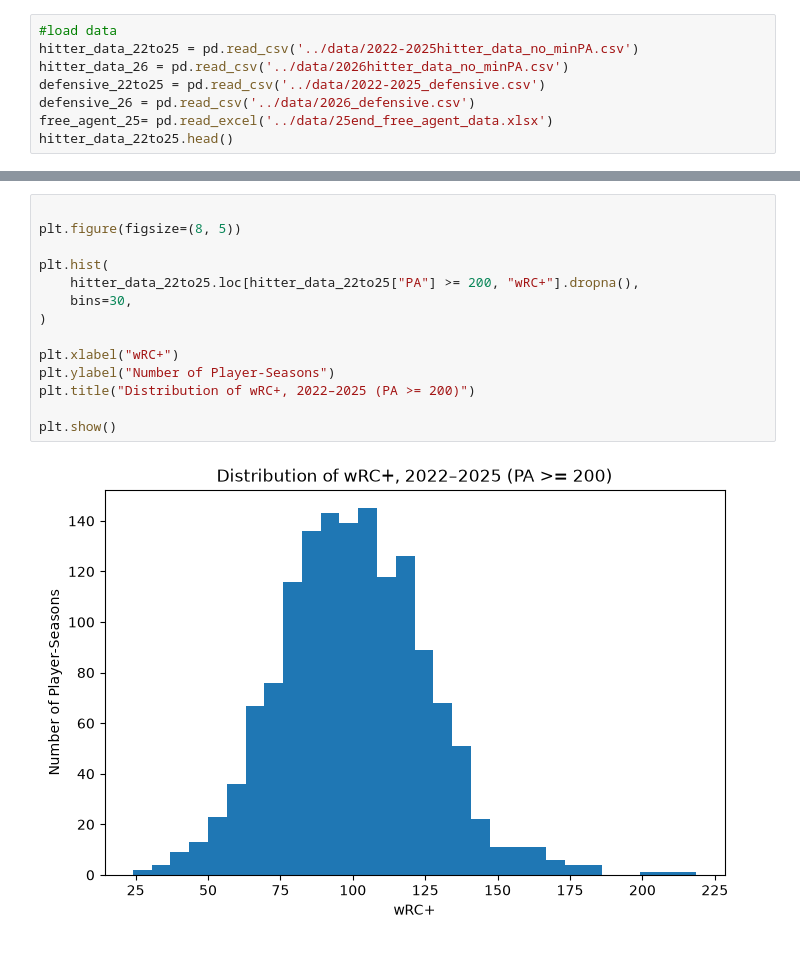
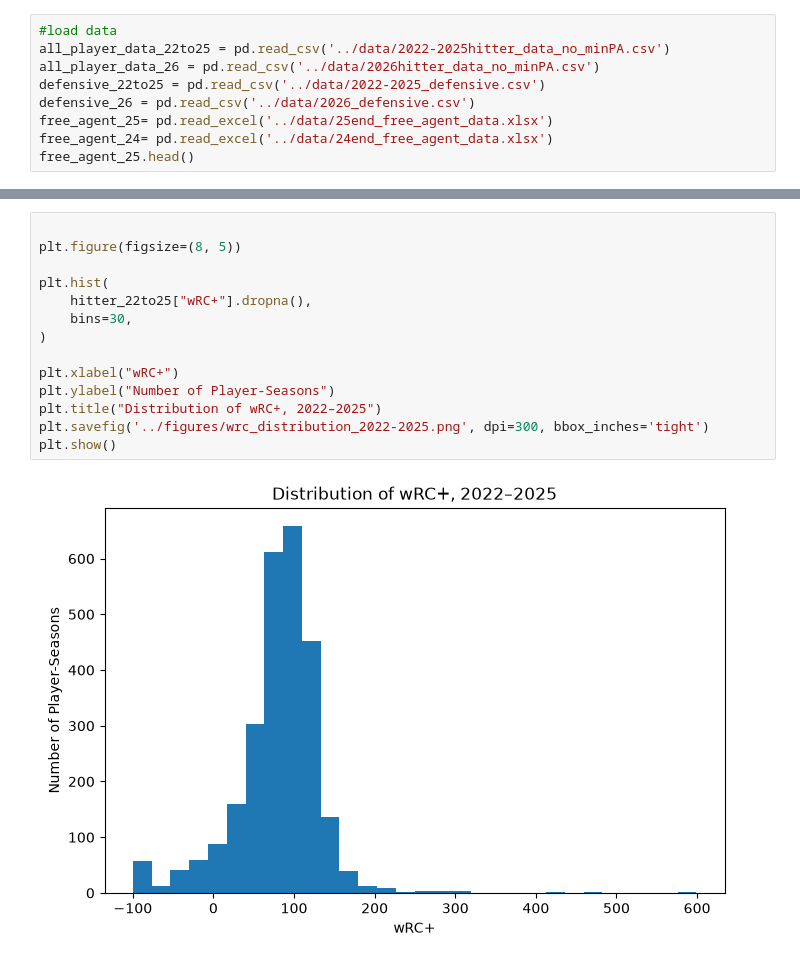
Before and after one commit to howardyuhaohsu/mlb_position_player_performance_prediction, a Jupyter notebook: notebooks/milestone2.ipynb, the cells around one changed output, grey strips where cells are left out. Saved outputs shown, nothing was run; the diff lists cells and outputs as text.

```diff
--- a/notebooks/milestone2.ipynb
+++ b/notebooks/milestone2.ipynb
@@ -7,9 +9,10 @@ import matplotlib.pyplot as plt
 # %%
 #load data
-hitter_data_22to25 = pd.read_csv('../data/2022-2025hitter_data_no_minPA.csv')
-hitter_data_26 = pd.read_csv('../data/2026hitter_data_no_minPA.csv')
+all_player_data_22to25 = pd.read_csv('../data/2022-2025hitter_data_no_minPA.csv')
+all_player_data_26 = pd.read_csv('../data/2026hitter_data_no_minPA.csv')
 defensive_22to25 = pd.read_csv('../data/2022-2025_defensive.csv')
 defensive_26 = pd.read_csv('../data/2026_defensive.csv')
 free_agent_25= pd.read_excel('../data/25end_free_agent_data.xlsx')
-hitter_data_22to25.head()
+free_agent_24= pd.read_excel('../data/24end_free_agent_data.xlsx')
+free_agent_25.head()
 # %% [output]
@@ -216,19 +600,19 @@ plt.show()
 # %%
 
 plt.figure(figsize=(8, 5))
 
 plt.hist(
-    hitter_data_22to25.loc[hitter_data_22to25["PA"] >= 200, "wRC+"].dropna(),
+    hitter_22to25["wRC+"].dropna(),
     bins=30,
 )
 
 plt.xlabel("wRC+")
 plt.ylabel("Number of Player-Seasons")
-plt.title("Distribution of wRC+, 2022–2025 (PA >= 200)")
-
+plt.title("Distribution of wRC+, 2022–2025")
+plt.savefig('../figures/wrc_distribution_2022-2025.png', dpi=300, bbox_inches='tight')
 plt.show()
 # %% [output]
-[figure, old version]
+[figure, new version]
 # %%
 plt.figure(figsize=(8, 5))
 
```
Also changed, not shown: parts of 24 cells of this notebook, 12 other files.
